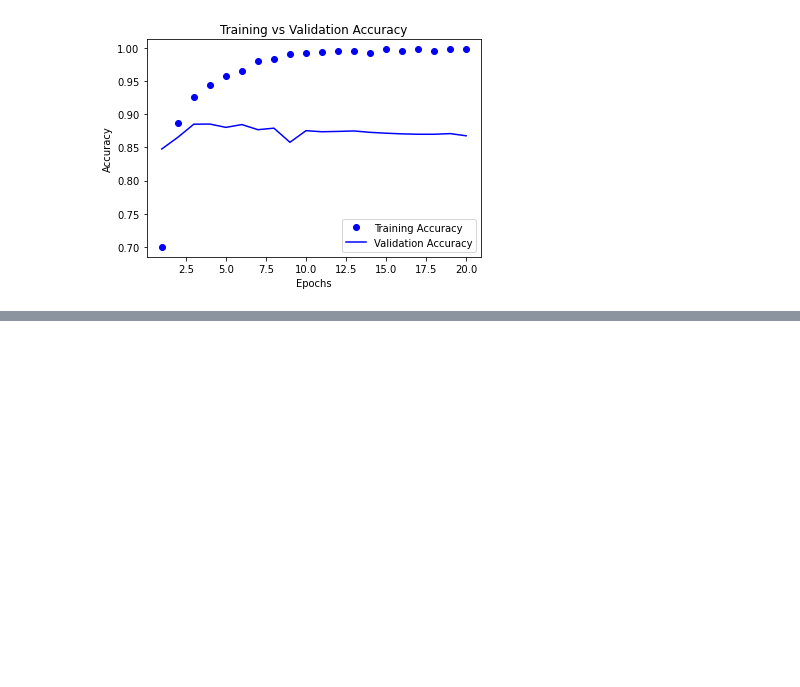
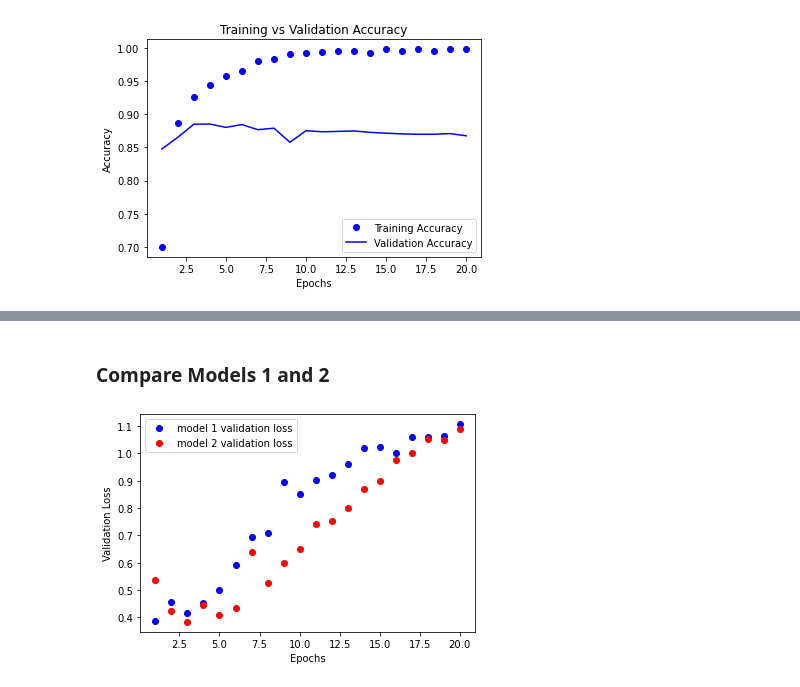
Before and after one commit to somnath1077/MachineLearningExercises, a Jupyter notebook: ML_Using_Python/chap04/ch04_Model_Evaluation_Strategies.ipynb, the cells around one changed output, grey strips where cells are left out. Drawn from its saved outputs; the diff is of its cells as text; code cells hidden in the pictures; blank space fills up the shorter version.

```diff
--- a/ML_Using_Python/chap04/ch04_Model_Evaluation_Strategies.ipynb
+++ b/ML_Using_Python/chap04/ch04_Model_Evaluation_Strategies.ipynb
@@ -305,0 +356,23 @@ plot_training_validation_metrics(history1, 'accuracy', 'val_accuracy', plot_args
+# %% [markdown]
+### Compare Models 1 and 2
+# %%
+import matplotlib.pyplot as plt
+
+
+hist_dict1 = history1.history
+hist_dict2 = history2.history
+
+val_loss1 = hist_dict1['val_loss']
+val_loss2 = hist_dict2['val_loss']
+
+epochs = range(1, len(val_loss1) + 1)
+
+plt.plot(epochs, val_loss1, 'bo', label='model 1 validation loss')
+plt.plot(epochs, val_loss2, 'ro', label='model 2 validation loss')
+plt.xlabel('Epochs')
+plt.ylabel('Validation Loss')
+plt.legend()
+
+plt.show()
+# %% [output]
+[figure, added]
```
Also changed, not shown: parts of 5 cells of this notebook.
